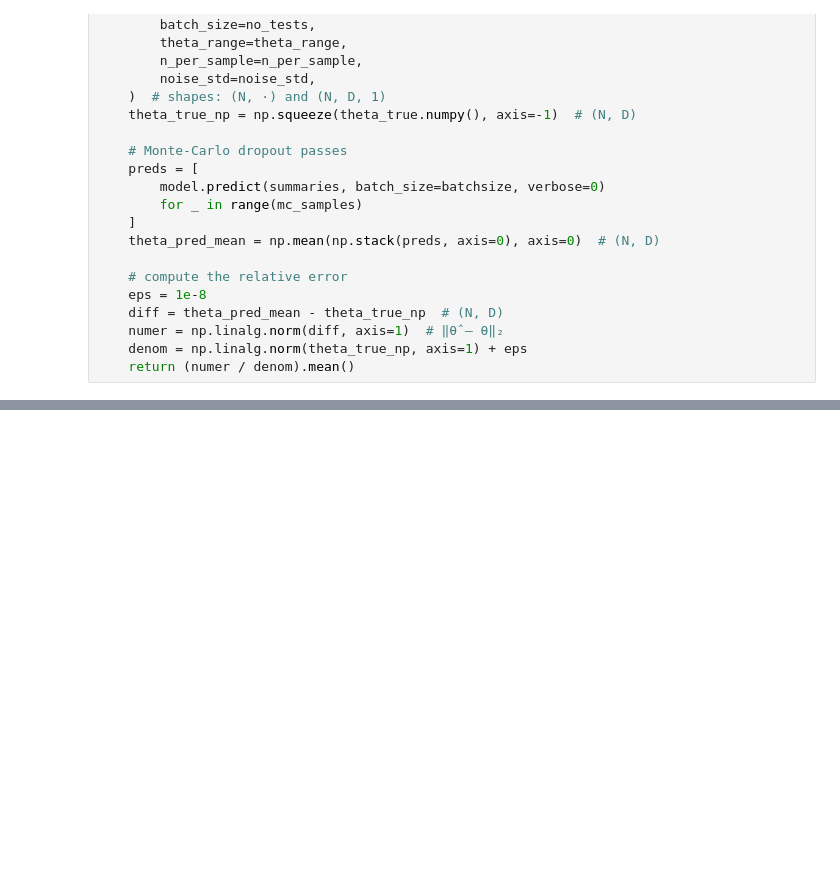
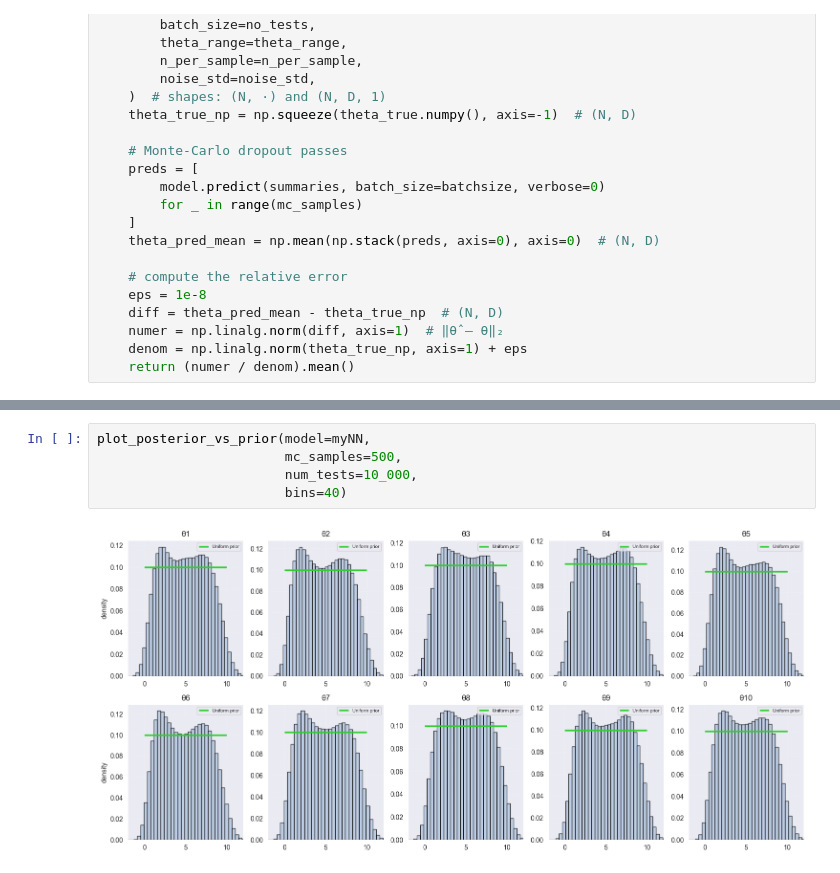
Before and after one commit to ob24-ic/MastersThesis, a Jupyter notebook: SummaryStatisticNN/LinearExampleWithDropout.ipynb, the cells around one changed output, grey strips where cells are left out. Saved outputs shown, nothing was run; the diff lists cells and outputs as text; blank space fills up the shorter version.

```diff
--- a/SummaryStatisticNN/LinearExampleWithDropout.ipynb
+++ b/SummaryStatisticNN/LinearExampleWithDropout.ipynb
@@ -374,0 +546,7 @@ Clip the values using a sigmoid
+# %%
+plot_posterior_vs_prior(model=myNN,
+                        mc_samples=500,
+                        num_tests=10_000,
+                        bins=40)
+# %% [output]
+[figure, added]
```
Also changed, not shown: parts of 16 cells of this notebook.
